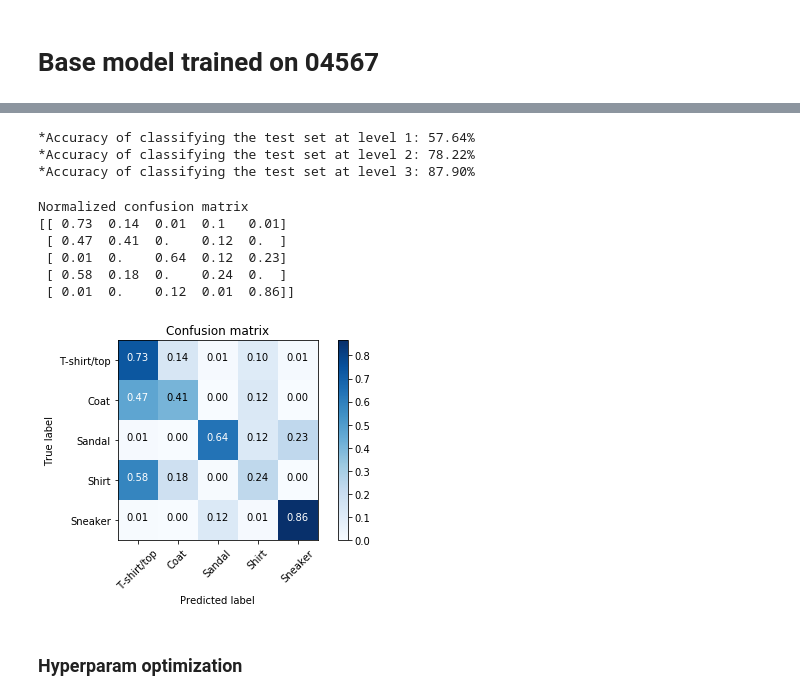
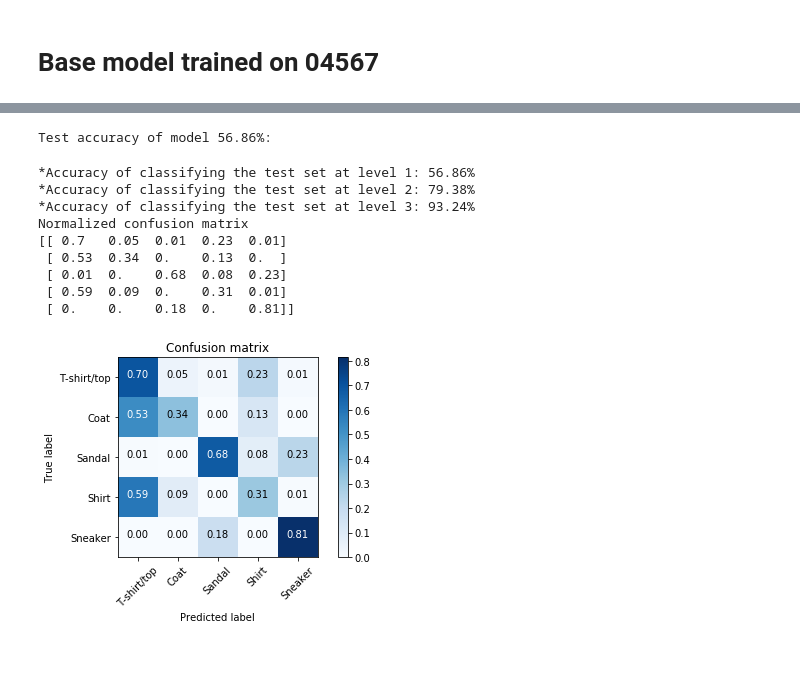
Before and after one commit to Deep-as-hell-team/Fashion-MNIST-, a Jupyter notebook: Run.ipynb, the cells around one changed output, grey strips where cells are left out. Drawn from its saved outputs; the diff is of its cells as text; code cells hidden in the pictures; blank space fills up the shorter version.

```diff
--- a/Run.ipynb
+++ b/Run.ipynb
@@ -57,18 +59,32 @@ bm_04567 = BaseModel(dh, c_04567 = True)
+# %%
+# hyper params with accuracy of 63.20% based on max_evals = 40
+best_bm_04567_params =  {'dropout0': 0.25282483292854196,
+                  'dropout1': 0.6226846699645904,
+                  'fc_size0': 128,
+                  'filter_size0': 64,
+                  'filter_size1': 64,
+                  'kernel_size0': 5,
+                  'kernel_size1': 3,
+                  'num_layers': {'layers': 'two'},
+                  'activation': 'relu',
+                  'optimizer' : 'adam',
+                  'nb_epochs': 40
+                  }
+bm_04567_best_model = bm_04567.train_model(h_params = best_bm_04567_params, hyper_param_tuning = False )['model']
+bm_04567_best_model.save('bm_04567_best_model.h5')
+# %% [output]
+Test accuracy of model 56.86%:
 # %%
-bm_04567.compute_accuracy(max_acc_level = 3)
+bm_04567.compute_accuracy(bm_04567_best_model, max_acc_level = 3)
+bm_04567.plot_confusion_matrix(bm_04567_best_model, normalize = True)
 # %% [output]
-*Accuracy of classifying the test set at level 1: 57.64%
-*Accuracy of classifying the test set at level 2: 78.22%
-*Accuracy of classifying the test set at level 3: 87.90%
+*Accuracy of classifying the test set at level 1: 56.86%
+*Accuracy of classifying the test set at level 2: 79.38%
+*Accuracy of classifying the test set at level 3: 93.24%
+Normalized confusion matrix
+[[ 0.7   0.05  0.01  0.23  0.01]
+ [ 0.53  0.34  0.    0.13  0.  ]
+ [ 0.01  0.    0.68  0.08  0.23]
+ [ 0.59  0.09  0.    0.31  0.01]
+ [ 0.    0.    0.18  0.    0.81]]
+[figure, added]
-# %%
-bm_04567.plot_confusion_matrix(normalize = True)
-# %% [output]
-Normalized confusion matrix
-[[ 0.73  0.14  0.01  0.1   0.01]
- [ 0.47  0.41  0.    0.12  0.  ]
- [ 0.01  0.    0.64  0.12  0.23]
- [ 0.58  0.18  0.    0.24  0.  ]
- [ 0.01  0.    0.12  0.01  0.86]]
-[figure, removed]
-# %% [markdown]
-### Hyperparam optimization
```
Also changed, not shown: parts of 28 cells of this notebook, 6 other files.
